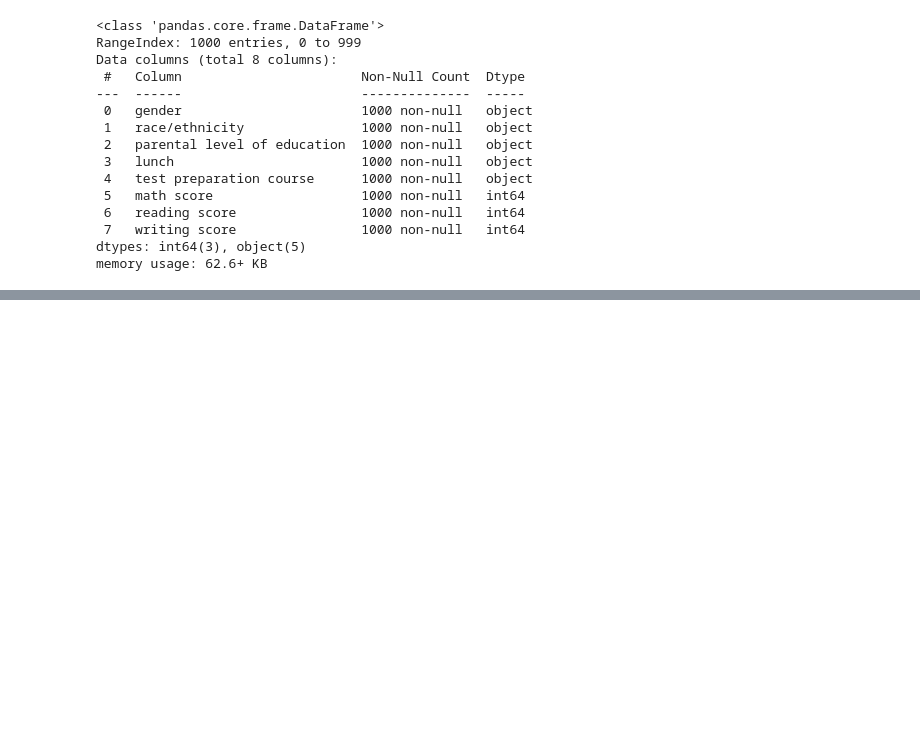
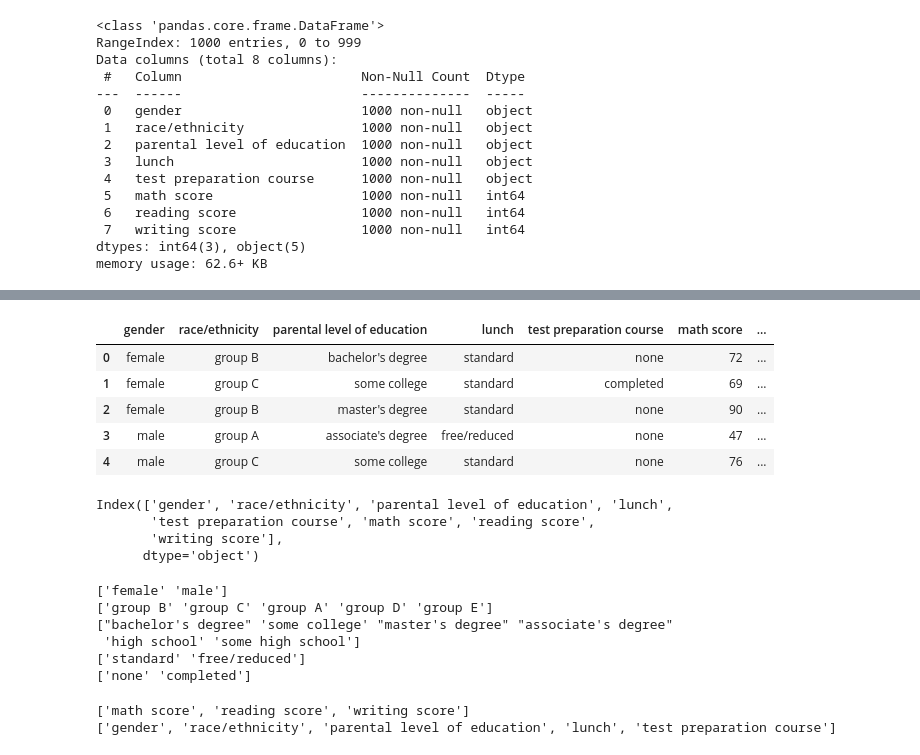
Before and after one commit to Huzaifa829/python-learning, a Jupyter notebook: my (ds) practice code/week 8/finalProject.ipynb, the cells around one changed output, grey strips where cells are left out. Drawn from its saved outputs; the diff is of its cells as text; code cells hidden in the pictures; blank space fills up the shorter version.

```diff
--- a/my (ds) practice code/week 8/finalProject.ipynb
+++ b/my (ds) practice code/week 8/finalProject.ipynb
@@ -22,0 +82,43 @@ memory usage: 62.6+ KB
+# %%
+df.head()
+# %% [output]
+|  | gender | race/ethnicity | parental level of education | lunch | test preparation course | math score | ... |
+| 0 | female | group B | bachelor's degree | standard | none | 72 | ... |
+| 1 | female | group C | some college | standard | completed | 69 | ... |
+| 2 | female | group B | master's degree | standard | none | 90 | ... |
+| 3 | male | group A | associate's degree | free/reduced | none | 47 | ... |
+| 4 | male | group C | some college | standard | none | 76 | ... |
+# %%
+df.columns
+# %% [output]
+Index(['gender', 'race/ethnicity', 'parental level of education', 'lunch',
+       'test preparation course', 'math score', 'reading score',
+       'writing score'],
+      dtype='object')
+# %%
+print(df['gender'].unique())
+
+print(df['race/ethnicity'].unique())
+
+print(df['parental level of education'].unique())
+
+print(df['lunch'].unique())
+
+print(df['test preparation course'].unique())
+# %% [output]
+['female' 'male']
+['group B' 'group C' 'group A' 'group D' 'group E']
+["bachelor's degree" 'some college' "master's degree" "associate's degree"
+ 'high school' 'some high school']
+['standard' 'free/reduced']
+['none' 'completed']
+# %%
+numeric_features = [feature for feature in df.columns if df[feature].dtype != 'O']
+categorical_features = [feature for feature in df.columns if df[feature].dtype == 'O']
+
+categorical_features
+print(numeric_features)
+print(categorical_features)
+# %% [output]
+['math score', 'reading score', 'writing score']
+['gender', 'race/ethnicity', 'parental level of education', 'lunch', 'test preparation course']
```
Also changed, not shown: parts of 27 cells of this notebook, 1 other file.
